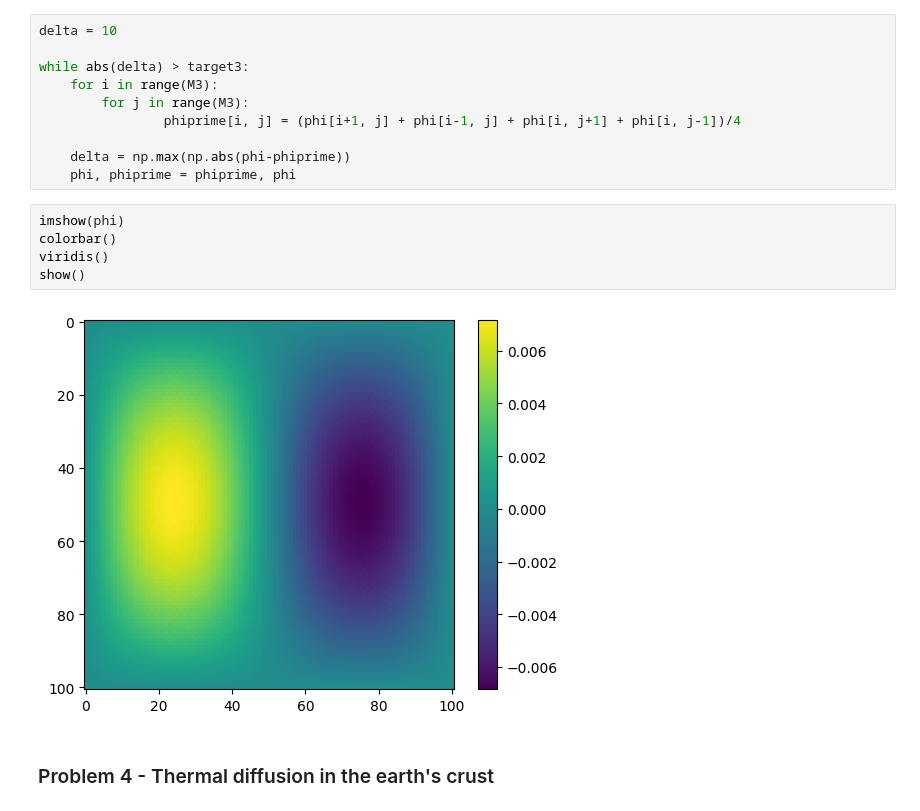
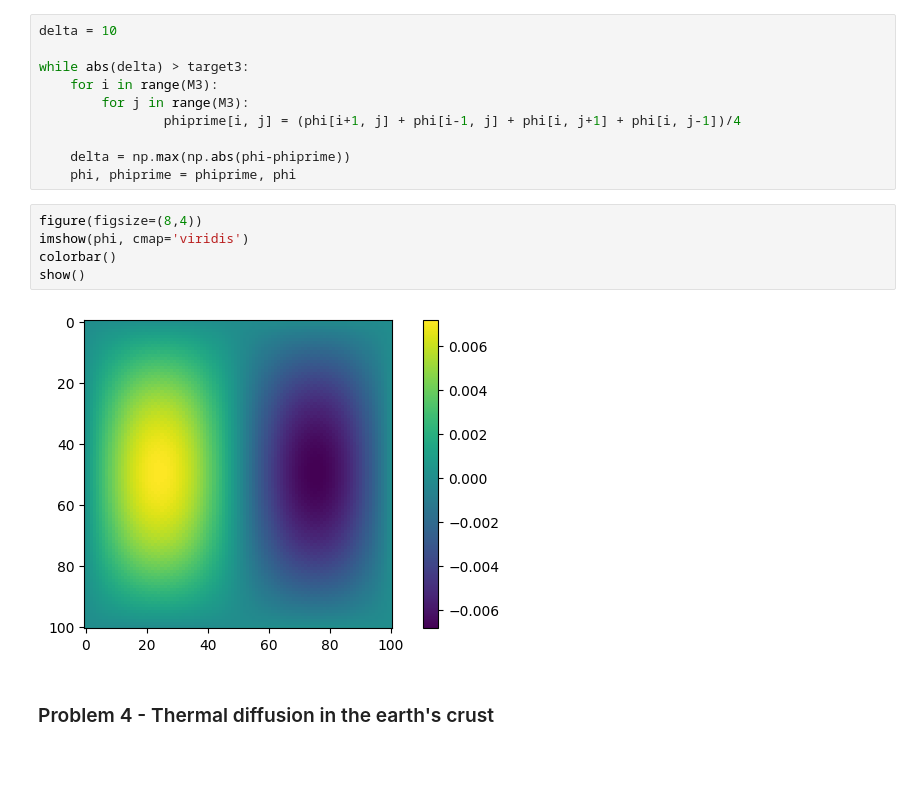
Before and after one commit to physerikc/computational-physics-II, a Jupyter notebook: list2 - partial differential equations.ipynb, the cells around one changed output. Drawn from its saved outputs; the diff is of its cells as text; blank space fills up the shorter version.

```diff
--- a/list2 - partial differential equations.ipynb
+++ b/list2 - partial differential equations.ipynb
@@ -108,12 +108,12 @@ while abs(delta) > target3:
     delta = np.max(np.abs(phi-phiprime))
     phi, phiprime = phiprime, phi
 # %%
-imshow(phi)
+figure(figsize=(8,4))
+imshow(phi, cmap='viridis')
 colorbar()
-viridis()
 show()
 # %% [output]
-[figure, old version]
+[figure, new version]
 # %% [markdown]
 ### Problem 4 - Thermal diffusion in the earth's crust
 # %%
```
Also changed, not shown: parts of 22 cells of this notebook.
